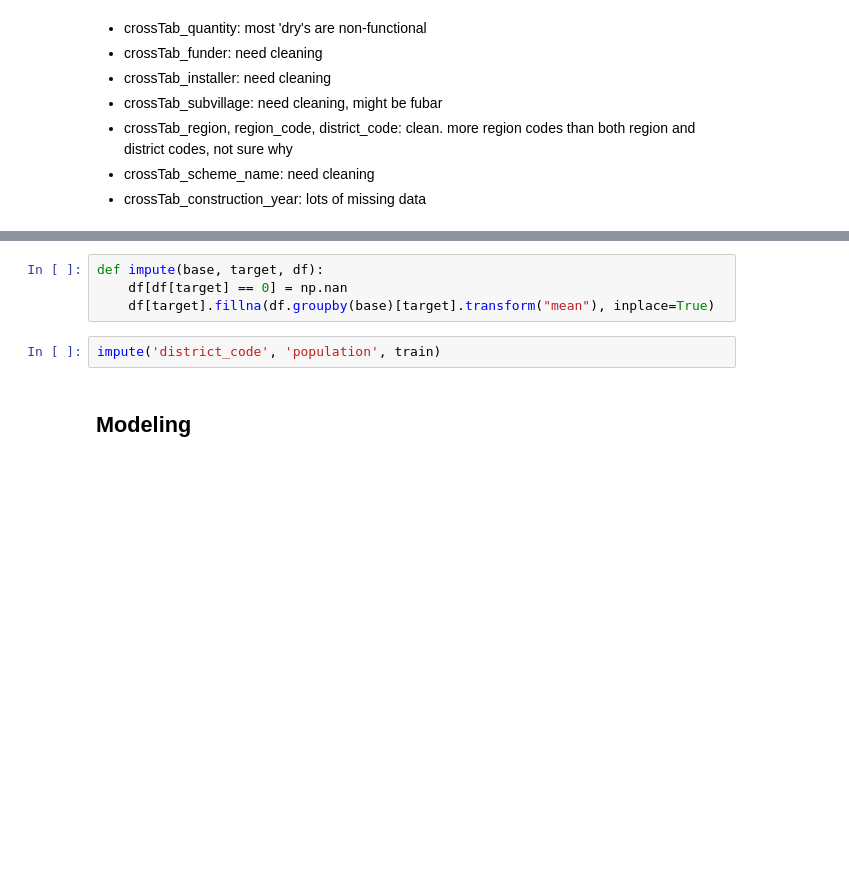
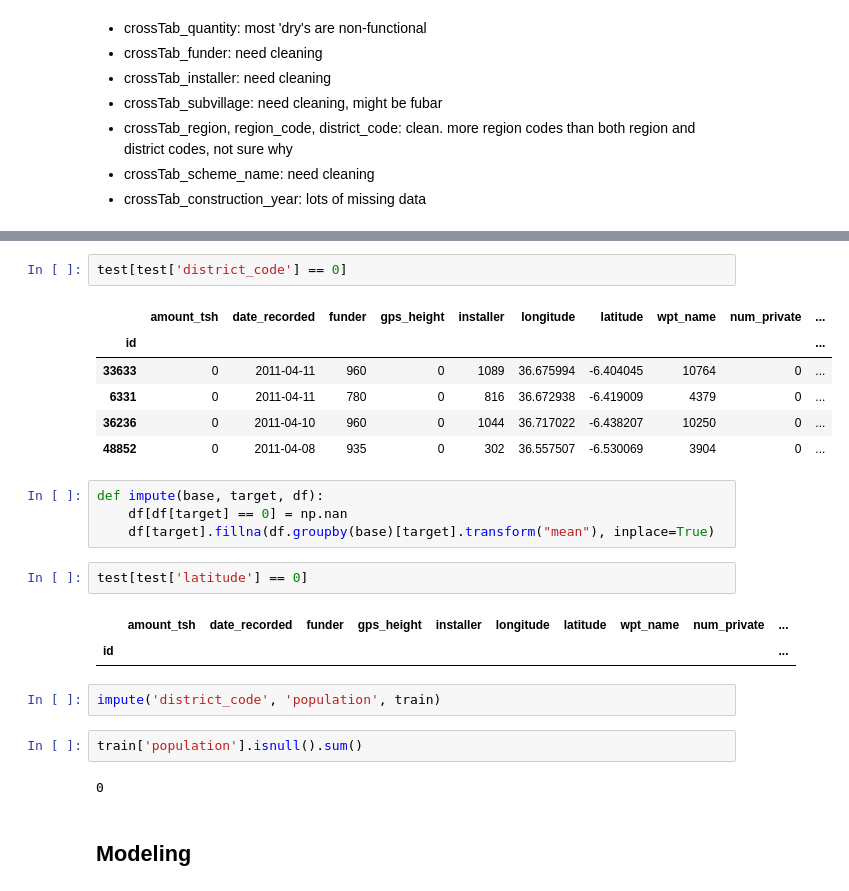
Before and after one commit to BrickKiln/dataPumpChallenge, a Jupyter notebook: pumpChallenge.ipynb, the cells around one changed output, grey strips where cells are left out. Saved outputs shown, nothing was run; the diff lists cells and outputs as text; blank space fills up the shorter version.

```diff
--- a/pumpChallenge.ipynb
+++ b/pumpChallenge.ipynb
@@ -338,9 +329,27 @@ tables['crossTab_region']
+# %%
+test[test['district_code'] == 0]
+# %% [output]
+|  | amount_tsh | date_recorded | funder | gps_height | installer | longitude | latitude | wpt_name | num_private | ... |
+| id |  |  |  |  |  |  |  |  |  | ... |
+| 33633 | 0 | 2011-04-11 | 960 | 0 | 1089 | 36.675994 | -6.404045 | 10764 | 0 | ... |
+| 6331 | 0 | 2011-04-11 | 780 | 0 | 816 | 36.672938 | -6.419009 | 4379 | 0 | ... |
+| 36236 | 0 | 2011-04-10 | 960 | 0 | 1044 | 36.717022 | -6.438207 | 10250 | 0 | ... |
+| 48852 | 0 | 2011-04-08 | 935 | 0 | 302 | 36.557507 | -6.530069 | 3904 | 0 | ... |
 # %%
 def impute(base, target, df):
     df[df[target] == 0] = np.nan
     df[target].fillna(df.groupby(base)[target].transform("mean"), inplace=True)
+# %%
+test[test['latitude'] == 0]
+# %% [output]
+|  | amount_tsh | date_recorded | funder | gps_height | installer | longitude | latitude | wpt_name | num_private | ... |
+| id |  |  |  |  |  |  |  |  |  | ... |
 # %%
 impute('district_code', 'population', train)
+# %%
+train['population'].isnull().sum()
+# %% [output]
+0
 # %% [markdown]
 ## Modeling
 # %% [markdown]
```
Also changed, not shown: parts of 45 cells of this notebook.
